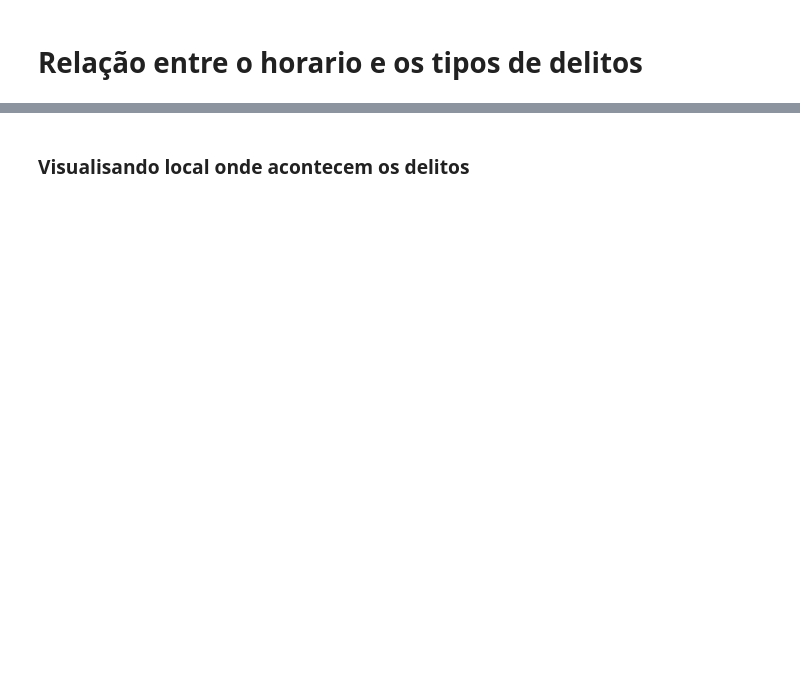
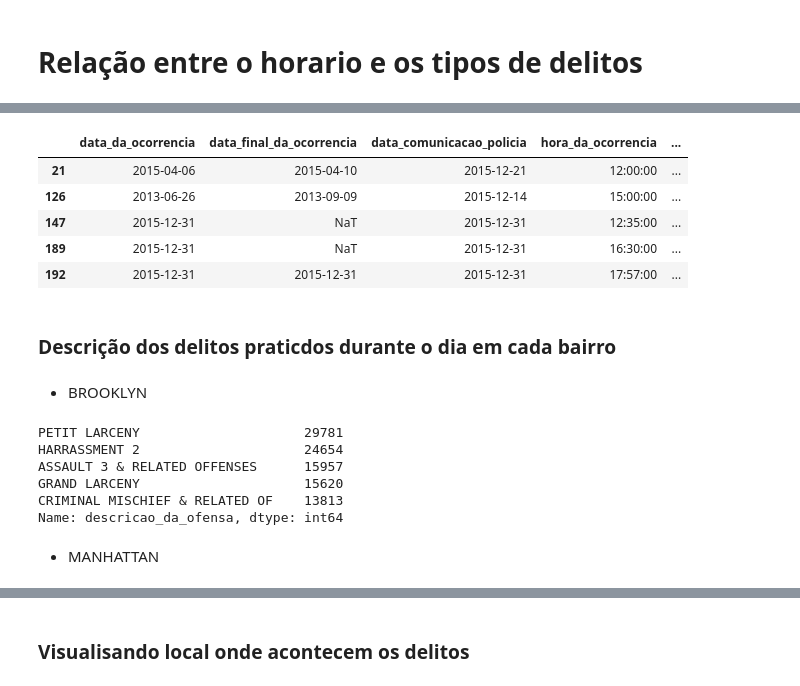
Before and after one commit to robertferro/crimes_ny, a Jupyter notebook: Crimes_NY-visualization.ipynb, the cells around one changed output, grey strips where cells are left out. Cells and saved outputs as stored; diff of their text form; code cells hidden in the pictures; blank space fills up the shorter version.

```diff
--- a/Crimes_NY-visualization.ipynb
+++ b/Crimes_NY-visualization.ipynb
@@ -322,0 +311,13 @@ jurisdicao_violacao.jurisdicao.value_counts()
+# %%
+delitos_dia.head()
+# %% [output]
+|  | data_da_ocorrencia | data_final_da_ocorrencia | data_comunicacao_policia | hora_da_ocorrencia | ... |
+| 21 | 2015-04-06 | 2015-04-10 | 2015-12-21 | 12:00:00 | ... |
+| 126 | 2013-06-26 | 2013-09-09 | 2015-12-14 | 15:00:00 | ... |
+| 147 | 2015-12-31 | NaT | 2015-12-31 | 12:35:00 | ... |
+| 189 | 2015-12-31 | NaT | 2015-12-31 | 16:30:00 | ... |
+| 192 | 2015-12-31 | 2015-12-31 | 2015-12-31 | 17:57:00 | ... |
+# %% [markdown]
+### Descrição dos delitos praticdos durante o dia  em cada bairro
+# %% [markdown]
+ - BROOKLYN
@@ -322,0 +326,11 @@ jurisdicao_violacao.jurisdicao.value_counts()
+# %%
+crimes_brooklyn_dia.descricao_da_ofensa.value_counts().head()
+# %% [output]
+PETIT LARCENY                     29781
+HARRASSMENT 2                     24654
+ASSAULT 3 & RELATED OFFENSES      15957
+GRAND LARCENY                     15620
+CRIMINAL MISCHIEF & RELATED OF    13813
+Name: descricao_da_ofensa, dtype: int64
+# %% [markdown]
+ - MANHATTAN
```
Also changed, not shown: parts of 146 cells of this notebook.
